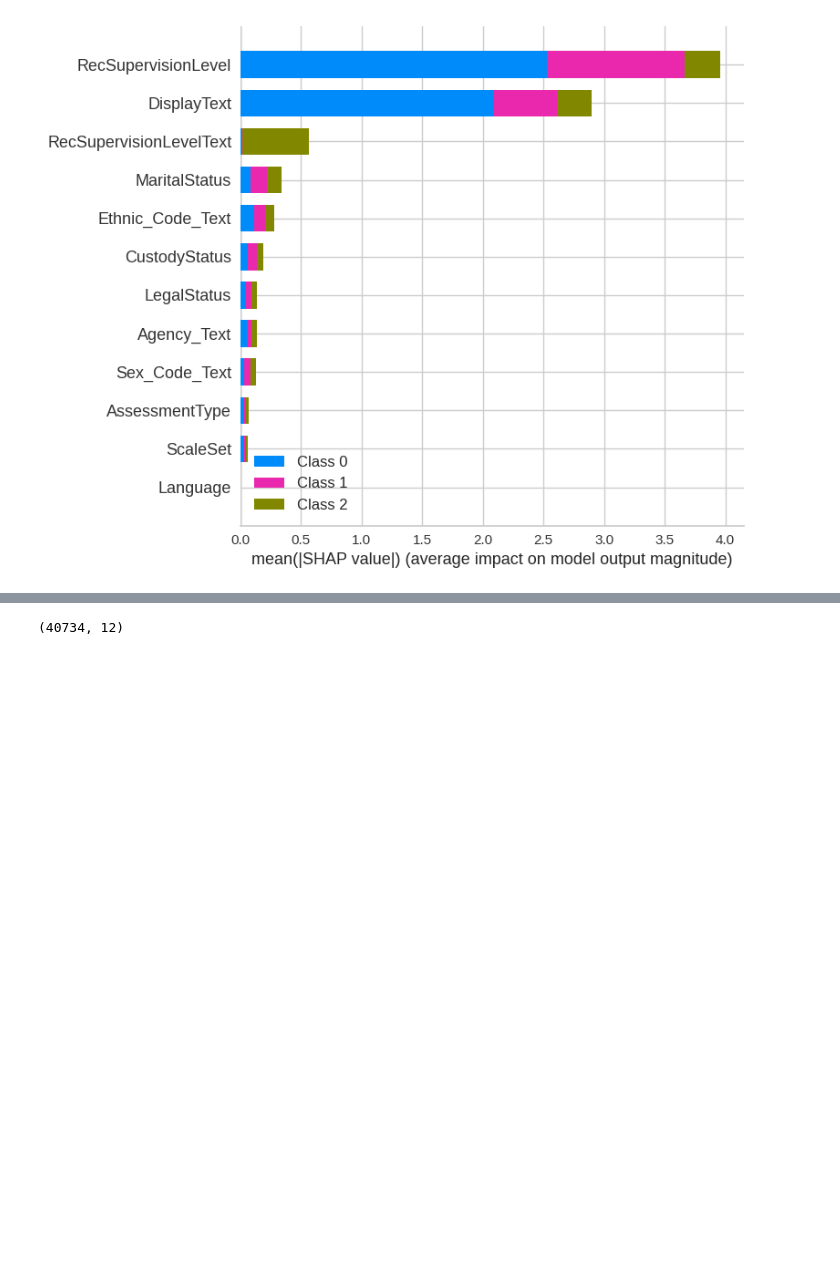
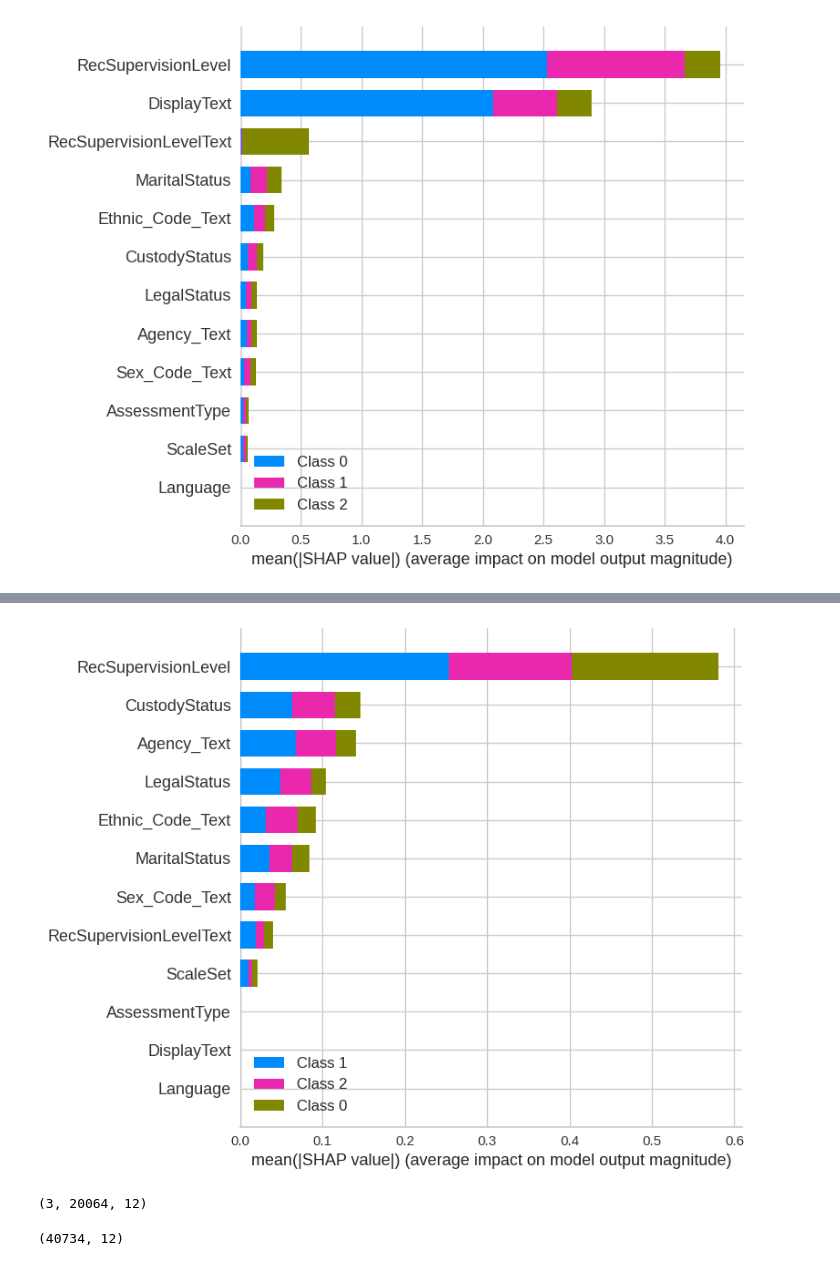
Before and after one commit to WIEM-MOOT-HAD/seasame_ouvre_toi, a Jupyter notebook: sesame_ouvre_toi_ML+SHAP.ipynb, the cells around one changed output, grey strips where cells are left out. Drawn from its saved outputs; the diff is of its cells as text; code cells hidden in the pictures; blank space fills up the shorter version.

```diff
--- a/sesame_ouvre_toi_ML+SHAP.ipynb
+++ b/sesame_ouvre_toi_ML+SHAP.ipynb
@@ -354,0 +495,8 @@ shap_feature_importance(tree_values, x_train)
+# %%
+def shap_feature_importance_plot(values, X):
+    shap.summary_plot(shap_values, X)
+    return
+# %%
+shap_feature_importance_plot(shap_values , x_train)
+# %% [output]
+[figure, added]
@@ -355,3 +512,7 @@ shap_feature_importance(tree_values, x_train)
+# %%
+shap_values_np.shape
+# %% [output]
+(3, 20064, 12)
 # %%
 x_train.shape
 # %% [output]
```
Also changed, not shown: parts of 78 cells of this notebook.
